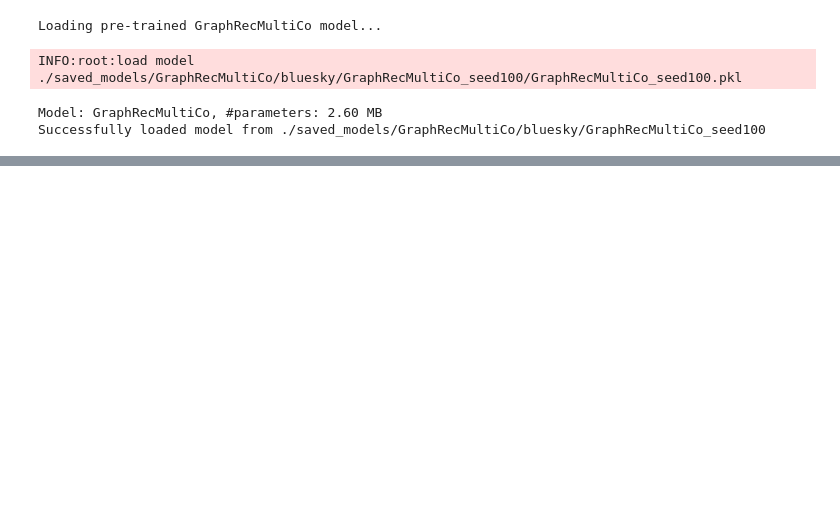
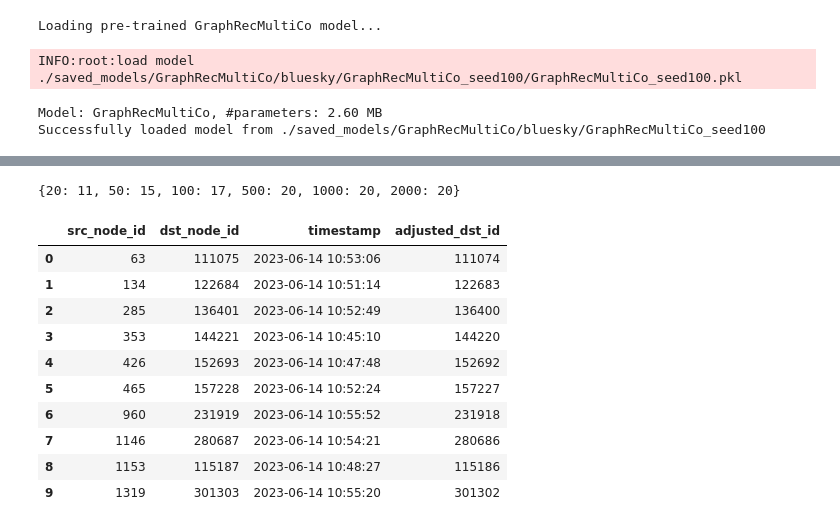
Before and after one commit to bbeat2782/Bluesky-GraphRec, a Jupyter notebook: evaluate_val.ipynb, the cells around one changed output, grey strips where cells are left out. Cells and saved outputs as stored; diff of their text form; code cells hidden in the pictures; blank space fills up the shorter version.

```diff
--- a/evaluate_val.ipynb
+++ b/evaluate_val.ipynb
@@ -847,0 +830,25 @@ embedding_sampler.user_dynamic_features_df.loc[timestamp]
+# %%
+embedding_sampler.hit_counters
+# %% [output]
+{20: 11, 50: 15, 100: 17, 500: 20, 1000: 20, 2000: 20}
+# %%
+# Create a DataFrame to display source nodes, destination nodes, and timestamps
+sample_data = pd.DataFrame({
+    'src_node_id': eval_test_data.src_node_ids[:10],
+    'dst_node_id': eval_test_data.dst_node_ids[:10],
+    'timestamp': [datetime.fromtimestamp(t) for t in eval_test_data.node_interact_times[:10]]
+})
+sample_data['adjusted_dst_id'] = sample_data['dst_node_id'] - 1
+sample_data
+# %% [output]
+|  | src_node_id | dst_node_id | timestamp | adjusted_dst_id |
+| 0 | 63 | 111075 | 2023-06-14 10:53:06 | 111074 |
+| 1 | 134 | 122684 | 2023-06-14 10:51:14 | 122683 |
+| 2 | 285 | 136401 | 2023-06-14 10:52:49 | 136400 |
+| 3 | 353 | 144221 | 2023-06-14 10:45:10 | 144220 |
+| 4 | 426 | 152693 | 2023-06-14 10:47:48 | 152692 |
+| 5 | 465 | 157228 | 2023-06-14 10:52:24 | 157227 |
+| 6 | 960 | 231919 | 2023-06-14 10:55:52 | 231918 |
+| 7 | 1146 | 280687 | 2023-06-14 10:54:21 | 280686 |
+| 8 | 1153 | 115187 | 2023-06-14 10:48:27 | 115186 |
+| 9 | 1319 | 301303 | 2023-06-14 10:55:20 | 301302 |
```
Also changed, not shown: parts of 13 cells of this notebook, 7 other files.
